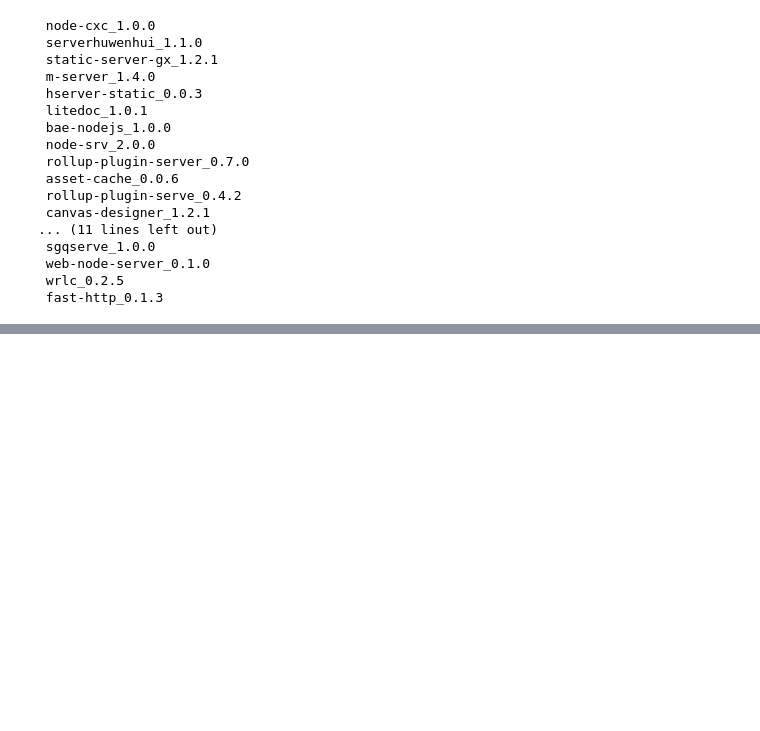
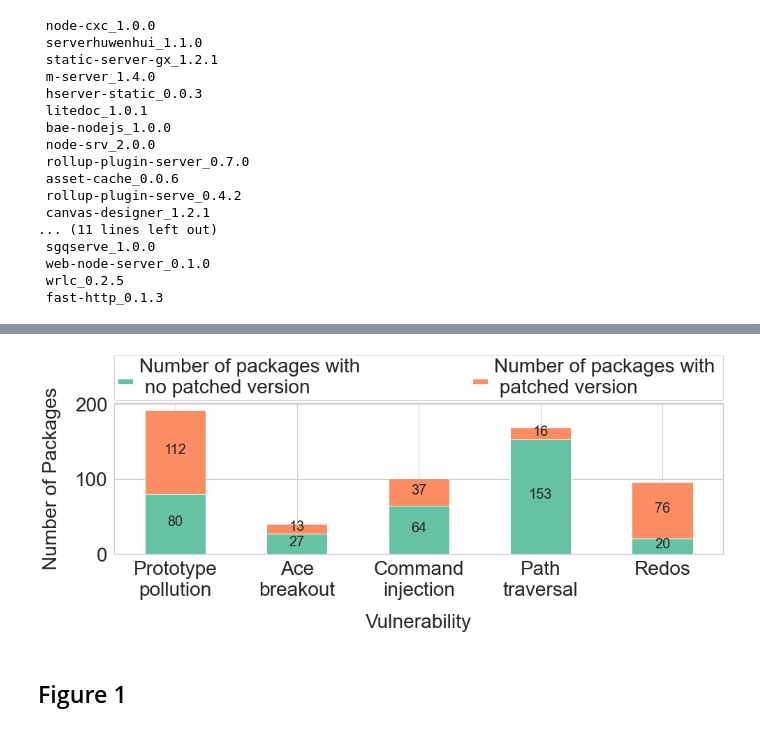
Before and after one commit to cristianstaicu/SecBench.js, a Jupyter notebook: scripts/data_factory.ipynb, the cells around one changed output, grey strips where cells are left out. Cells and saved outputs as stored; diff of their text form; code cells hidden in the pictures; blank space fills up the shorter version.

Commit message:
modify data_factory notebook

```diff
--- a/scripts/data_factory.ipynb
+++ b/scripts/data_factory.ipynb
@@ -1065,0 +1241,45 @@ with open("/Users/masudulhasanmasudbhuiyan/Music/vulns4js/pt_failed_list.txt") a
+# %%
+import pandas as pd
+import matplotlib.pyplot as plt
+
+# pandas dataframe
+df = pd.DataFrame(main_lst, columns=["Number of packages with \n no patched version", "Number of packages with \n patched version"])
+df.index = ["Prototype\npollution", "Ace\nbreakout", "Command\ninjection", "Path\ntraversal", "Redos"]
+
+import seaborn as sns
+import matplotlib.pyplot as plt
+sns.set()
+sns.set_style("whitegrid")
+sns.set_palette("Set2")
+plt.rcParams["figure.figsize"] = (14, 6)
+# fig, ax = plt.subplots()
+font_size = 28
+legend_font_size = 28
+
+ax = df.plot(kind='bar', stacked=True, rot=0, xlabel='Class', ylabel='Count')
+for c in ax.containers:
+
+    # Optional: if the segment is small or 0, customize the labels
+    labels = [int(v.get_height()) if v.get_height() > 0 else '' for v in c]
+
+    # remove the labels parameter if it's not needed for customized labels
+    ax.bar_label(c, labels=labels, label_type='center', fontsize=20, padding=3)
+
+ax.set_ylabel("Number of Packages", fontsize=font_size, labelpad=20)
+ax.set_xlabel("Vulnerability", fontsize=font_size, labelpad=20)
+
+ax.tick_params(axis='both', which='major')
+ax.tick_params(axis='y', which='major', labelsize=legend_font_size)
+ax.tick_params(axis='x', which='major', labelsize=legend_font_size, rotation=0)
+ax.grid("both")
+
+plt.legend(bbox_to_anchor=(0,1.02,1,0.2), loc="lower left",
+                mode="expand", borderaxespad=0, ncol=2)
+plt.setp(ax.get_legend().get_texts(), fontsize=font_size)
+fig.tight_layout()
+plt.subplots_adjust(top=0.8, right=0.99, bottom=.3)
+plt.savefig("patches.pdf")
+# %% [output]
+[figure, added]
+# %% [markdown]
+## Figure 1
```
Also changed, not shown: parts of 7 cells of this notebook, 8 other files.
